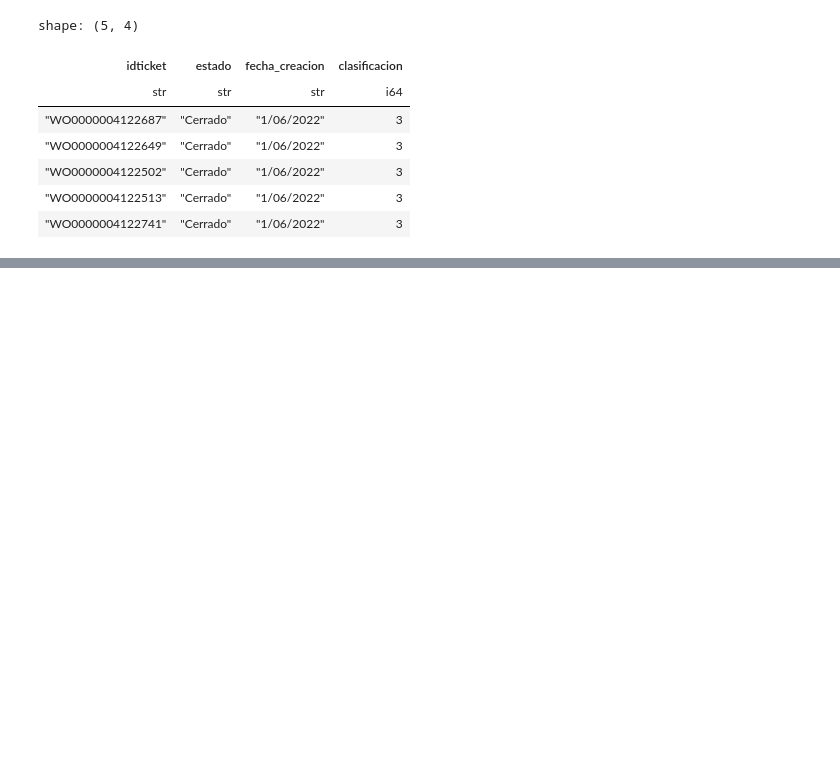
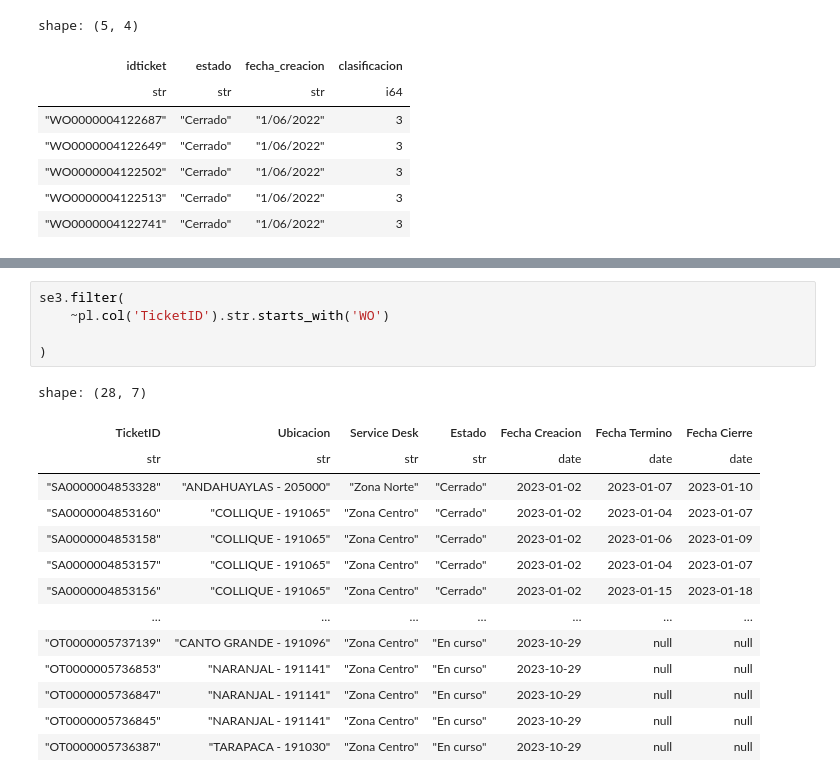
Before and after one commit to masterins/prueba_etl_python, a Jupyter notebook: proceso_etl.ipynb, the cells around one changed output, grey strips where cells are left out. Drawn from its saved outputs; the diff is of its cells as text; blank space fills up the shorter version.

```diff
--- a/proceso_etl.ipynb
+++ b/proceso_etl.ipynb
@@ -94,0 +167,20 @@ shape: (5, 4)
+# %%
+se3.filter(
+    ~pl.col('TicketID').str.starts_with('WO')
+
+)
+# %% [output]
+shape: (28, 7)
+| TicketID | Ubicacion | Service Desk | Estado | Fecha Creacion | Fecha Termino | Fecha Cierre |
+| str | str | str | str | date | date | date |
+| "SA0000004853328" | "ANDAHUAYLAS - 205000" | "Zona Norte" | "Cerrado" | 2023-01-02 | 2023-01-07 | 2023-01-10 |
+| "SA0000004853160" | "COLLIQUE - 191065" | "Zona Centro" | "Cerrado" | 2023-01-02 | 2023-01-04 | 2023-01-07 |
+| "SA0000004853158" | "COLLIQUE - 191065" | "Zona Centro" | "Cerrado" | 2023-01-02 | 2023-01-06 | 2023-01-09 |
+| "SA0000004853157" | "COLLIQUE - 191065" | "Zona Centro" | "Cerrado" | 2023-01-02 | 2023-01-04 | 2023-01-07 |
+| "SA0000004853156" | "COLLIQUE - 191065" | "Zona Centro" | "Cerrado" | 2023-01-02 | 2023-01-15 | 2023-01-18 |
+| … | … | … | … | … | … | … |
+| "OT0000005737139" | "CANTO GRANDE - 191096" | "Zona Centro" | "En curso" | 2023-10-29 | null | null |
+| "OT0000005736853" | "NARANJAL - 191141" | "Zona Centro" | "En curso" | 2023-10-29 | null | null |
+| "OT0000005736847" | "NARANJAL - 191141" | "Zona Centro" | "En curso" | 2023-10-29 | null | null |
+| "OT0000005736845" | "NARANJAL - 191141" | "Zona Centro" | "En curso" | 2023-10-29 | null | null |
+| "OT0000005736387" | "TARAPACA - 191030" | "Zona Centro" | "En curso" | 2023-10-29 | null | null |
```
Also changed, not shown: parts of 4 cells of this notebook.
